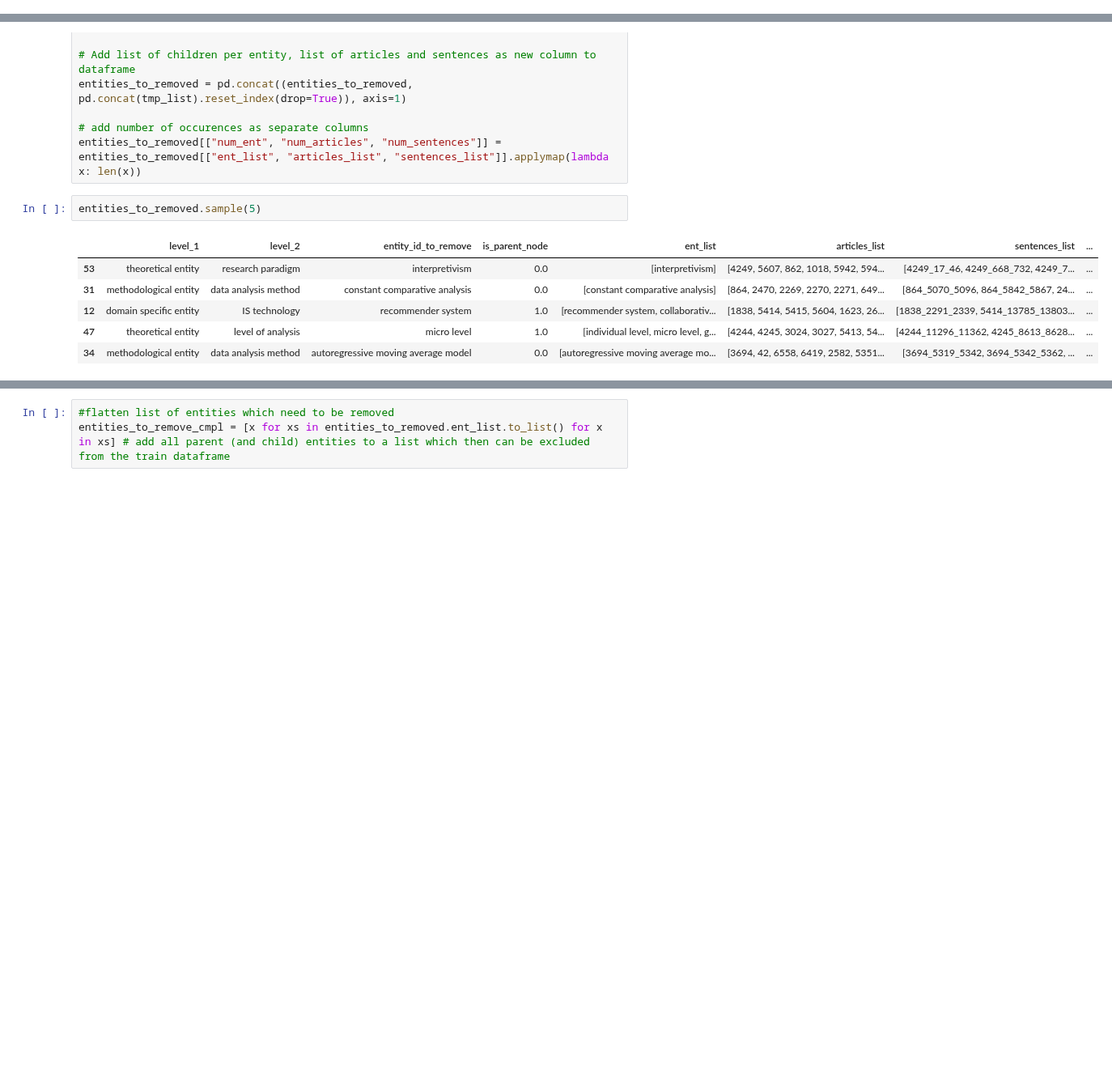
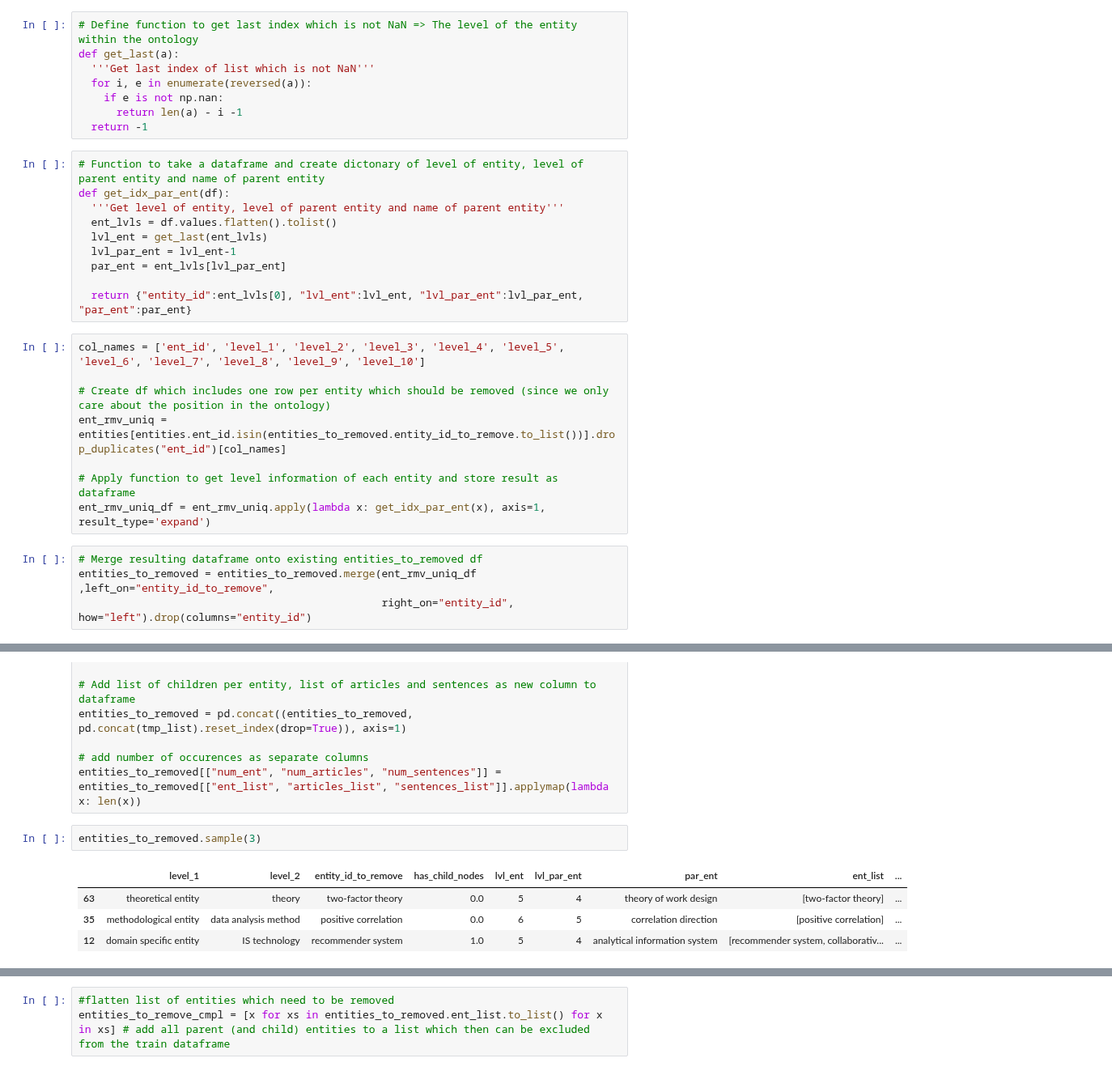
Before and after one commit to Heity94/TWSM_Lab, a Jupyter notebook: Project/Notebooks/PH_TrainTestSplit_Ontology.ipynb, the cells around one changed output, grey strips where cells are left out. Shown at 81% size. Saved outputs shown, nothing was run; the diff lists cells and outputs as text; blank space fills up the shorter version.

Commit message:
Add parent entity indormation and saved val and test split

```diff
--- a/Project/Notebooks/PH_TrainTestSplit_Ontology.ipynb
+++ b/Project/Notebooks/PH_TrainTestSplit_Ontology.ipynb
@@ -243,0 +255,30 @@ ent_to_rmv_list = entities_to_removed.entity_id_to_remove.to_list()
+# %%
+# Define function to get last index which is not NaN => The level of the entity within the ontology
+def get_last(a):
+  '''Get last index of list which is not NaN'''
+  for i, e in enumerate(reversed(a)):
+    if e is not np.nan:
+      return len(a) - i -1
+  return -1
+# %%
+# Function to take a dataframe and create dictonary of level of entity, level of parent entity and name of parent entity
+def get_idx_par_ent(df):
+  '''Get level of entity, level of parent entity and name of parent entity'''
+  ent_lvls = df.values.flatten().tolist()
+  lvl_ent = get_last(ent_lvls)
+  lvl_par_ent = lvl_ent-1
+  par_ent = ent_lvls[lvl_par_ent]
+
+  return {"entity_id":ent_lvls[0], "lvl_ent":lvl_ent, "lvl_par_ent":lvl_par_ent, "par_ent":par_ent}
+# %%
+col_names = ['ent_id', 'level_1', 'level_2', 'level_3', 'level_4', 'level_5', 'level_6', 'level_7', 'level_8', 'level_9', 'level_10']
+
+# Create df which includes one row per entity which should be removed (since we only care about the position in the ontology)
+ent_rmv_uniq = entities[entities.ent_id.isin(entities_to_removed.entity_id_to_remove.to_list())].drop_duplicates("ent_id")[col_names]
+
+# Apply function to get level information of each entity and store result as dataframe
+ent_rmv_uniq_df = ent_rmv_uniq.apply(lambda x: get_idx_par_ent(x), axis=1, result_type='expand')
+# %%
+# Merge resulting dataframe onto existing entities_to_removed df
+entities_to_removed = entities_to_removed.merge(ent_rmv_uniq_df ,left_on="entity_id_to_remove",
+                                                right_on="entity_id", how="left").drop(columns="entity_id")
@@ -267,11 +318,9 @@ entities_to_removed = pd.concat((entities_to_removed, pd.concat(tmp_list).reset_
 # add number of occurences as separate columns
 entities_to_removed[["num_ent", "num_articles", "num_sentences"]] = entities_to_removed[["ent_list", "articles_list", "sentences_list"]].applymap(lambda x: len(x))
 # %%
-entities_to_removed.sample(5)
+entities_to_removed.sample(3)
 # %% [output]
-|  | level_1 | level_2 | entity_id_to_remove | is_parent_node | ent_list | articles_list | sentences_list | ... |
-| 53 | theoretical entity | research paradigm | interpretivism | 0.0 | [interpretivism] | [4249, 5607, 862, 1018, 5942, 594... | [4249_17_46, 4249_668_732, 4249_7... | ... |
-| 31 | methodological entity | data analysis method | constant comparative analysis | 0.0 | [constant comparative analysis] | [864, 2470, 2269, 2270, 2271, 649... | [864_5070_5096, 864_5842_5867, 24... | ... |
-| 12 | domain specific entity | IS technology | recommender system | 1.0 | [recommender system, collaborativ... | [1838, 5414, 5415, 5604, 1623, 26... | [1838_2291_2339, 5414_13785_13803... | ... |
-| 47 | theoretical entity | level of analysis | micro level | 1.0 | [individual level, micro level, g... | [4244, 4245, 3024, 3027, 5413, 54... | [4244_11296_11362, 4245_8613_8628... | ... |
-| 34 | methodological entity | data analysis method | autoregressive moving average model | 0.0 | [autoregressive moving average mo... | [3694, 42, 6558, 6419, 2582, 5351... | [3694_5319_5342, 3694_5342_5362, ... | ... |
+|  | level_1 | level_2 | entity_id_to_remove | has_child_nodes | lvl_ent | lvl_par_ent | par_ent | ent_list | ... |
+| 63 | theoretical entity | theory | two-factor theory | 0.0 | 5 | 4 | theory of work design | [two-factor theory] | ... |
+| 35 | methodological entity | data analysis method | positive correlation | 0.0 | 6 | 5 | correlation direction | [positive correlation] | ... |
+| 12 | domain specific entity | IS technology | recommender system | 1.0 | 5 | 4 | analytical information system | [recommender system, collaborativ... | ... |
```
Also changed, not shown: parts of 26 cells of this notebook.
